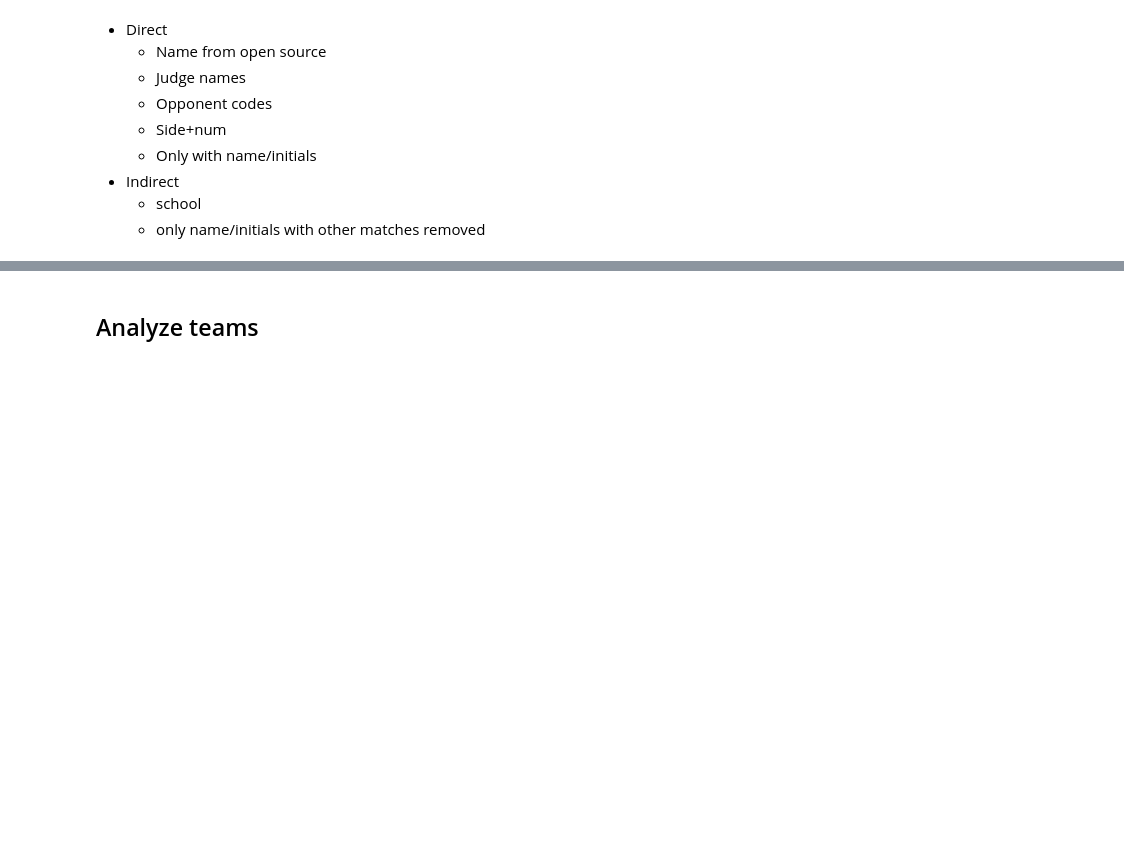
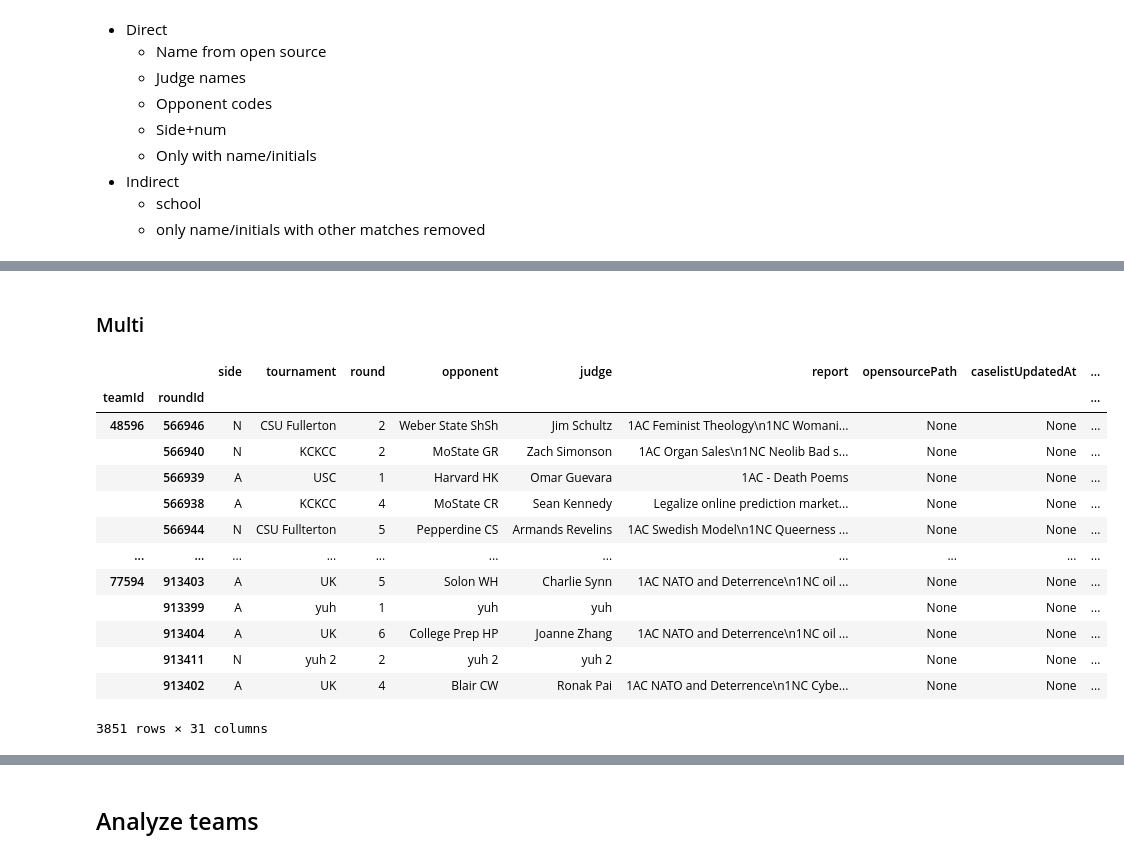
Before and after one commit to D0ugins/tab-data, a Jupyter notebook: match.ipynb, the cells around one changed output, grey strips where cells are left out. Drawn from its saved outputs; the diff is of its cells as text; code cells hidden in the pictures; blank space fills up the shorter version.

```diff
--- a/match.ipynb
+++ b/match.ipynb
@@ -253,0 +493,8 @@ opponent_match = opponent_ratio > 0.75
+# %%
+def find_matches(threshold, probabilities):
+    matches: dict[int, list[int]] = {}
+    for caselist_id, tabroom_id in probabilities[probabilities > threshold].index:
+        if caselist_id not in matches: matches[caselist_id] = [tabroom_id]
+        else: matches[caselist_id].append(tabroom_id)
+    return matches
+caselist_tabroom_matches = find_matches(1 - 1e-6, match_probabilities)
@@ -253,0 +644,20 @@ opponent_match = opponent_ratio > 0.75
+# %% [markdown]
+### Multi
+# %%
+multi_matches = {k: v for k, v in caselist_tabroom_matches.items() if len(v) > 1}
+caselist_data_by_team.loc[list(multi_matches.keys())]
+# %% [output]
+|  |  | side | tournament | round | opponent | judge | report | opensourcePath | caselistUpdatedAt | ... |
+| teamId | roundId |  |  |  |  |  |  |  |  | ... |
+| 48596 | 566946 | N | CSU Fullerton | 2 | Weber State ShSh | Jim Schultz | 1AC Feminist Theology\n1NC Womani... | None | None | ... |
+|  | 566940 | N | KCKCC | 2 | MoState GR | Zach Simonson | 1AC Organ Sales\n1NC Neolib Bad s... | None | None | ... |
+|  | 566939 | A | USC | 1 | Harvard HK | Omar Guevara | 1AC - Death Poems | None | None | ... |
+|  | 566938 | A | KCKCC | 4 | MoState CR | Sean Kennedy | Legalize online prediction market... | None | None | ... |
+|  | 566944 | N | CSU Fullterton | 5 | Pepperdine CS | Armands Revelins | 1AC Swedish Model\n1NC Queerness ... | None | None | ... |
+| ... | ... | ... | ... | ... | ... | ... | ... | ... | ... | ... |
+| 77594 | 913403 | A | UK | 5 | Solon WH | Charlie Synn | 1AC NATO and Deterrence\n1NC oil ... | None | None | ... |
+|  | 913399 | A | yuh | 1 | yuh | yuh |  | None | None | ... |
+|  | 913404 | A | UK | 6 | College Prep HP | Joanne Zhang | 1AC NATO and Deterrence\n1NC oil ... | None | None | ... |
+|  | 913411 | N | yuh 2 | 2 | yuh 2 | yuh 2 |  | None | None | ... |
+|  | 913402 | A | UK | 4 | Blair CW | Ronak Pai | 1AC NATO and Deterrence\n1NC Cybe... | None | None | ... |
+3851 rows × 31 columns
```
Also changed, not shown: parts of 134 cells of this notebook, 5 other files.
